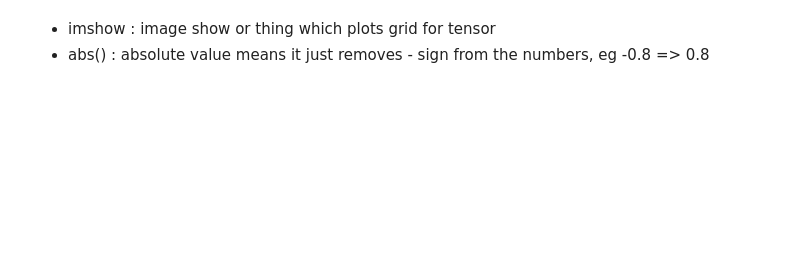
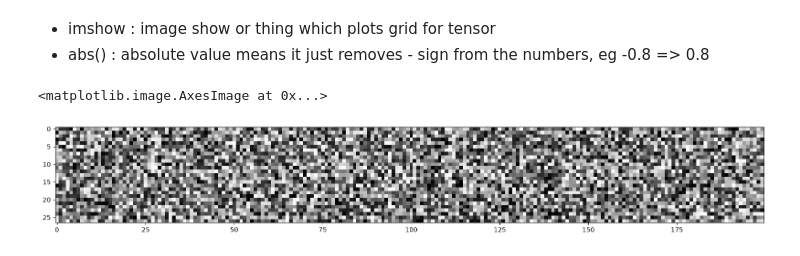
Before and after one commit to Dixith400/Andrej-Karpathy-learnings-, a Jupyter notebook: math_plot/day_1.ipynb, the cells around one changed output. Cells and saved outputs as stored; diff of their text form; code cells hidden in the pictures; blank space fills up the shorter version.

```diff
--- a/math_plot/day_1.ipynb
+++ b/math_plot/day_1.ipynb
@@ -52,3 +54,13 @@ plt.colorbar()
 # %% [markdown]
 - imshow : image show or thing which plots grid for tensor
 - abs() : absolute value means it just removes - sign from the numbers, eg -0.8 => 0.8
+# %%
+g = torch.manual_seed(95978)
+plt.figure(figsize=(20, 30))
+W = torch.rand((27, 200), generator=g)
+plt.imshow(W, cmap="gray", interpolation="nearest")
+
+# I only want to look at the values of W. I'm not trying to calculate gradients through this visualization.
+# %% [output]
+<matplotlib.image.AxesImage at 0x...>
+[figure, added]
```
Also changed, not shown: parts of 4 cells of this notebook, 5 other files.
